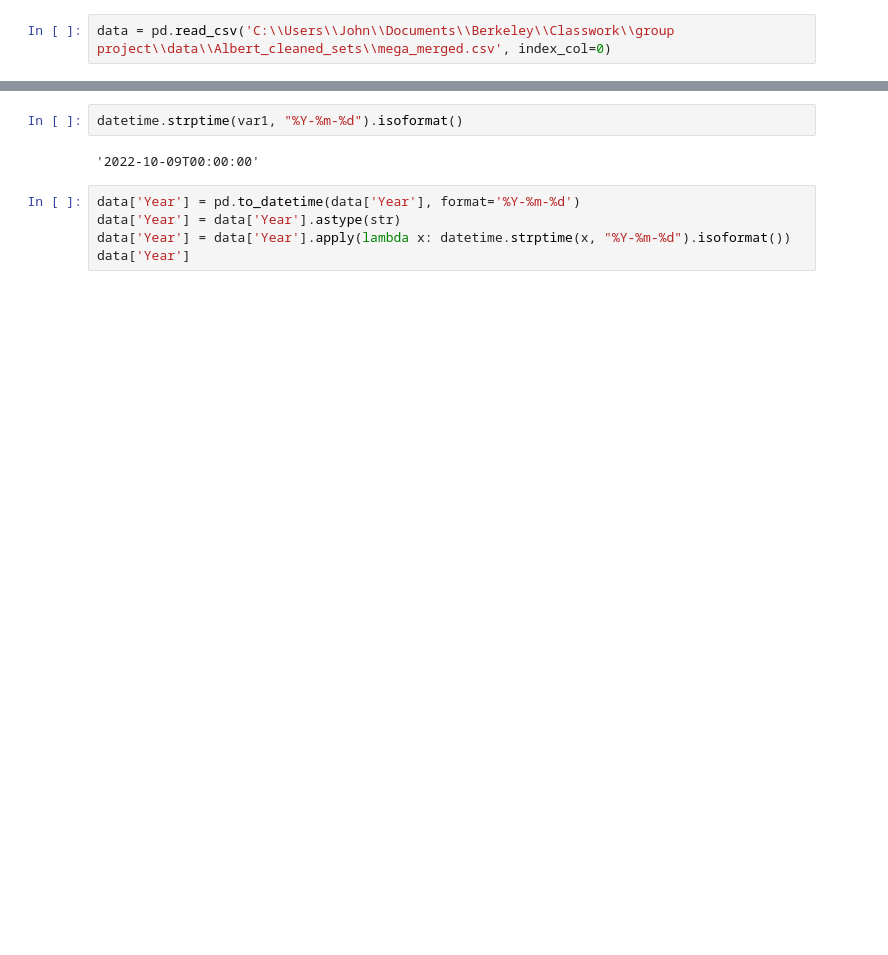
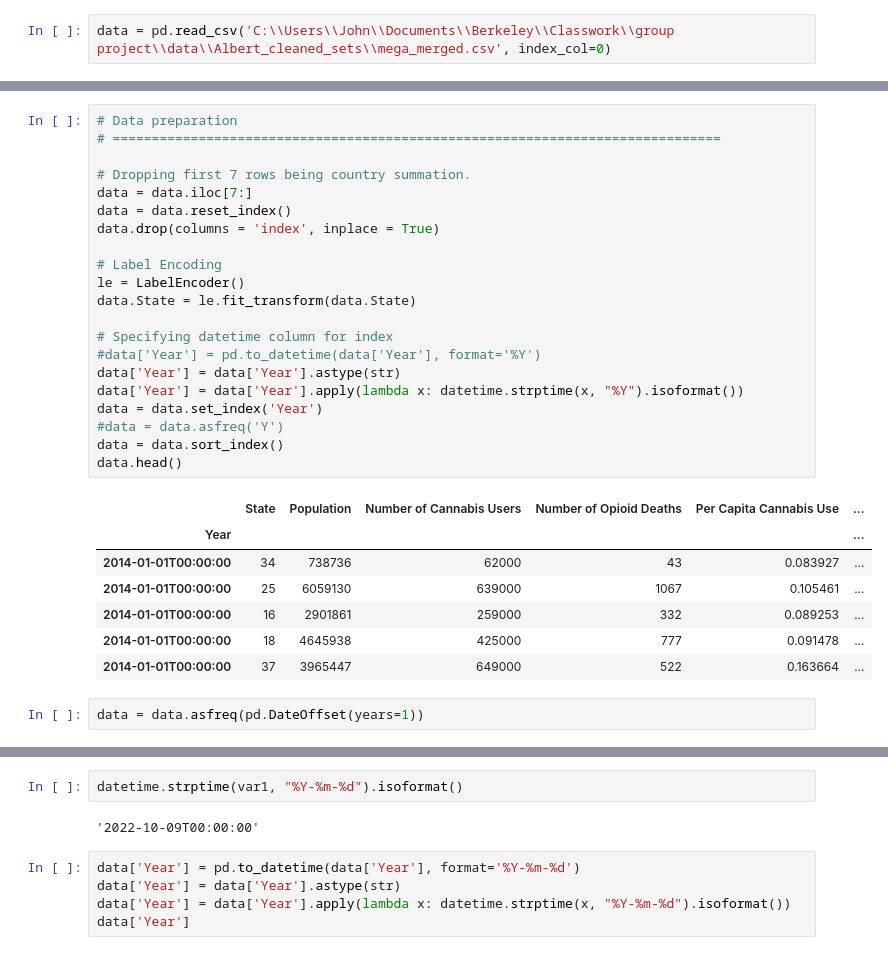
Before and after one commit to JohnWLandeen/Group_Project, a Jupyter notebook: Forecasting_merged_set.ipynb, the cells around one changed output, grey strips where cells are left out. Cells and saved outputs as stored; diff of their text form; blank space fills up the shorter version.

```diff
--- a/Forecasting_merged_set.ipynb
+++ b/Forecasting_merged_set.ipynb
@@ -56,3 +58,34 @@ ValueError: unconverted data remains: -01-01T00:00:00
+# %%
+# Data preparation
+# ==============================================================================
+
+# Dropping first 7 rows being country summation.
+data = data.iloc[7:]
+data = data.reset_index()
+data.drop(columns = 'index', inplace = True)
+
+# Label Encoding
+le = LabelEncoder()
+data.State = le.fit_transform(data.State)
+
+# Specifying datetime column for index
+#data['Year'] = pd.to_datetime(data['Year'], format='%Y')
+data['Year'] = data['Year'].astype(str)
+data['Year'] = data['Year'].apply(lambda x: datetime.strptime(x, "%Y").isoformat())
+data = data.set_index('Year')
+#data = data.asfreq('Y')
+data = data.sort_index()
+data.head()
+# %% [output]
+|  | State | Population | Number of Cannabis Users | Number of Opioid Deaths | Per Capita Cannabis Use | ... |
+| Year |  |  |  |  |  | ... |
+| 2014-01-01T00:00:00 | 34 | 738736 | 62000 | 43 | 0.083927 | ... |
+| 2014-01-01T00:00:00 | 25 | 6059130 | 639000 | 1067 | 0.105461 | ... |
+| 2014-01-01T00:00:00 | 16 | 2901861 | 259000 | 332 | 0.089253 | ... |
+| 2014-01-01T00:00:00 | 18 | 4645938 | 425000 | 777 | 0.091478 | ... |
+| 2014-01-01T00:00:00 | 37 | 3965447 | 649000 | 522 | 0.163664 | ... |
+# %%
+data = data.asfreq(pd.DateOffset(years=1))
 # %%
 var1 = "2022-10-09"
 from datetime import datetime, date
```
Also changed, not shown: parts of 15 cells of this notebook.
